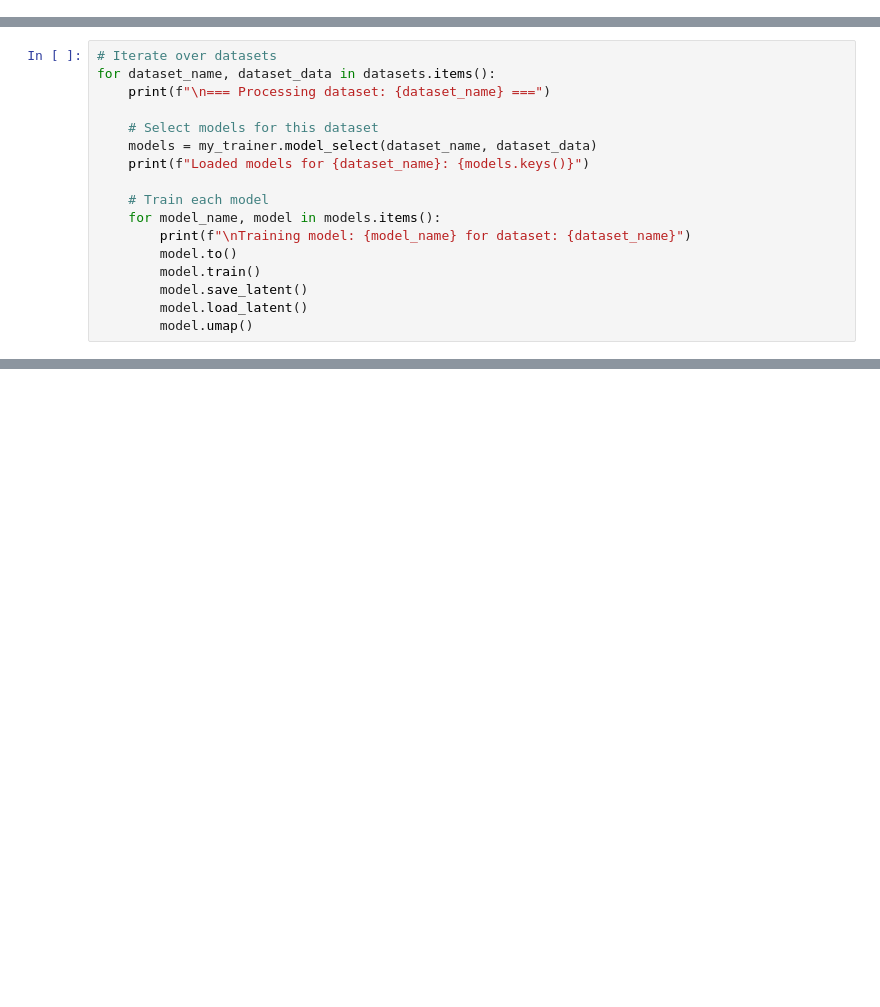
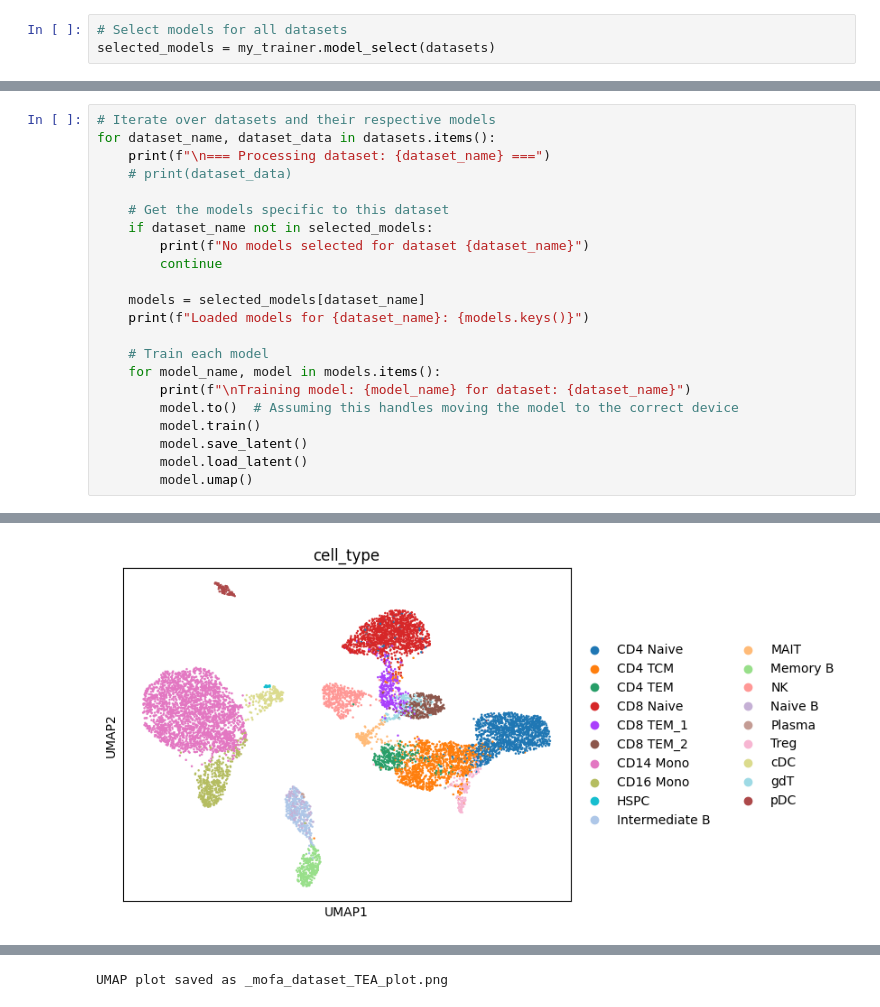
Before and after one commit to sifrimlab/multi-verse, a Jupyter notebook: main_testMOFA.ipynb, the cells around one changed output, grey strips where cells are left out. Cells and saved outputs as stored; diff of their text form; blank space fills up the shorter version.

```diff
--- a/main_testMOFA.ipynb
+++ b/main_testMOFA.ipynb
@@ -43 +44,4 @@ datasets
        layers: 'counts']}}
+# %%
+# Select models for all datasets
+selected_models = my_trainer.model_select(datasets)
@@ -44,16 +62,21 @@ datasets
 # %%
-# Iterate over datasets
+# Iterate over datasets and their respective models
 for dataset_name, dataset_data in datasets.items():
     print(f"\n=== Processing dataset: {dataset_name} ===")
+    # print(dataset_data)
 
-    # Select models for this dataset
-    models = my_trainer.model_select(dataset_name, dataset_data)
+    # Get the models specific to this dataset
+    if dataset_name not in selected_models:
+        print(f"No models selected for dataset {dataset_name}")
+        continue
+
+    models = selected_models[dataset_name]
     print(f"Loaded models for {dataset_name}: {models.keys()}")
 
     # Train each model
     for model_name, model in models.items():
         print(f"\nTraining model: {model_name} for dataset: {dataset_name}")
-        model.to()
+        model.to()  # Assuming this handles moving the model to the correct device
         model.train()
         model.save_latent()
         model.load_latent()
@@ -78,0 +102 @@ Training MOFA+ Model
+[figure, added]
@@ -78,0 +121 @@ Training MOFA+ Model
+UMAP plot saved as _mofa_dataset_TEA_plot.png
```
Also changed, not shown: parts of 5 cells of this notebook, 3 other files.
